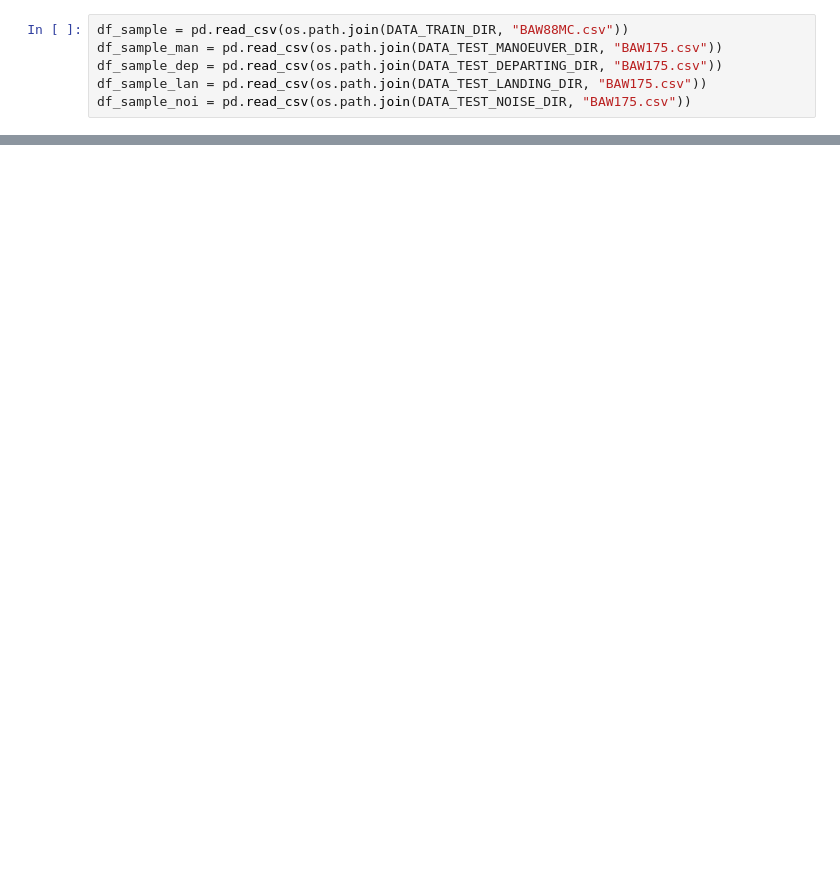
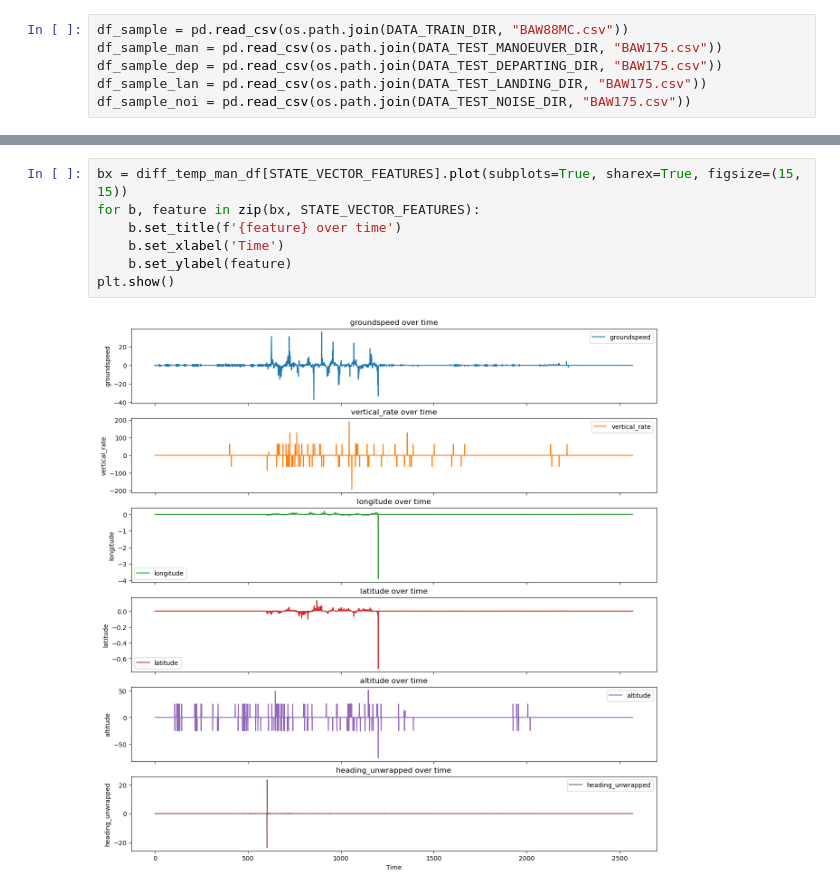
Before and after one commit to dmasloub/adsb_pynqz2, a Jupyter notebook: notebooks/training.ipynb, the cells around one changed output, grey strips where cells are left out. Drawn from its saved outputs; the diff is of its cells as text; blank space fills up the shorter version.

```diff
--- a/notebooks/training.ipynb
+++ b/notebooks/training.ipynb
@@ -61,0 +105,9 @@ diff_temp_df = filter_outliers(df_sample, cols=STATE_VECTOR_FEATURES)
+# %%
+bx = diff_temp_man_df[STATE_VECTOR_FEATURES].plot(subplots=True, sharex=True, figsize=(15, 15))
+for b, feature in zip(bx, STATE_VECTOR_FEATURES):
+    b.set_title(f'{feature} over time')
+    b.set_xlabel('Time')
+    b.set_ylabel(feature)
+plt.show()
+# %% [output]
+[figure, added]
```
Also changed, not shown: parts of 20 cells of this notebook, 2 other files.
